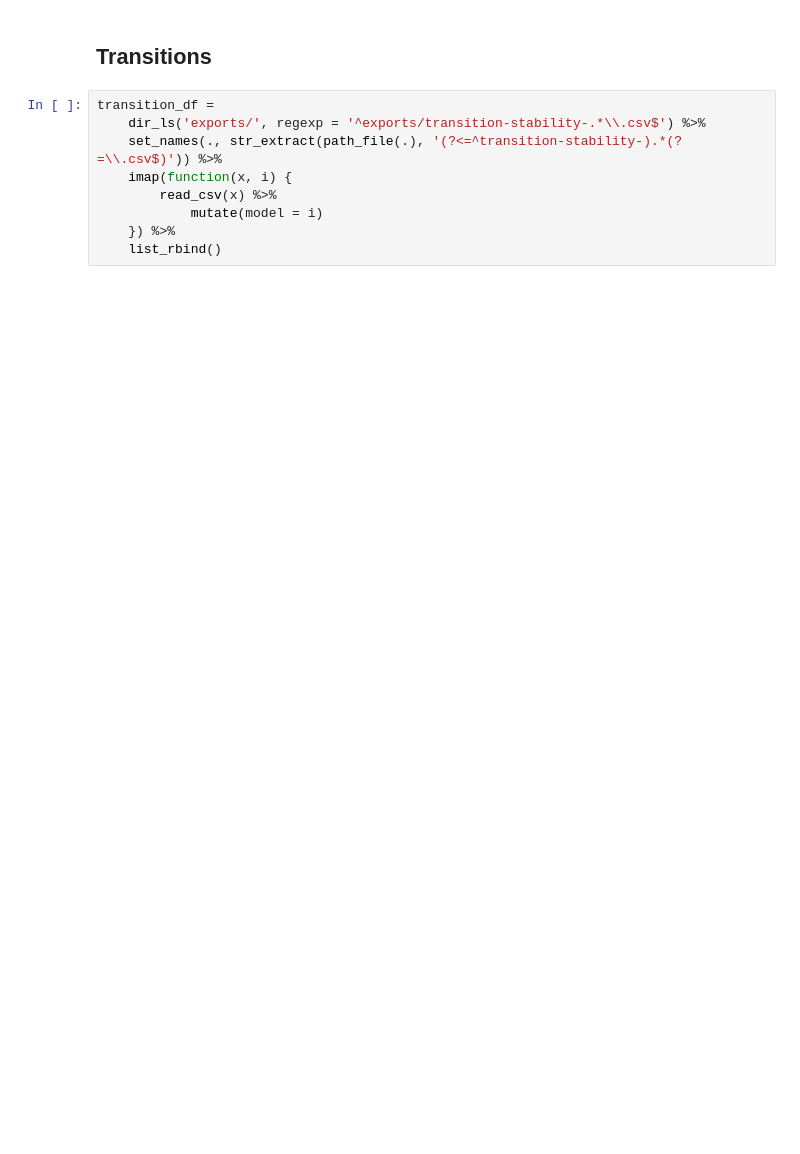
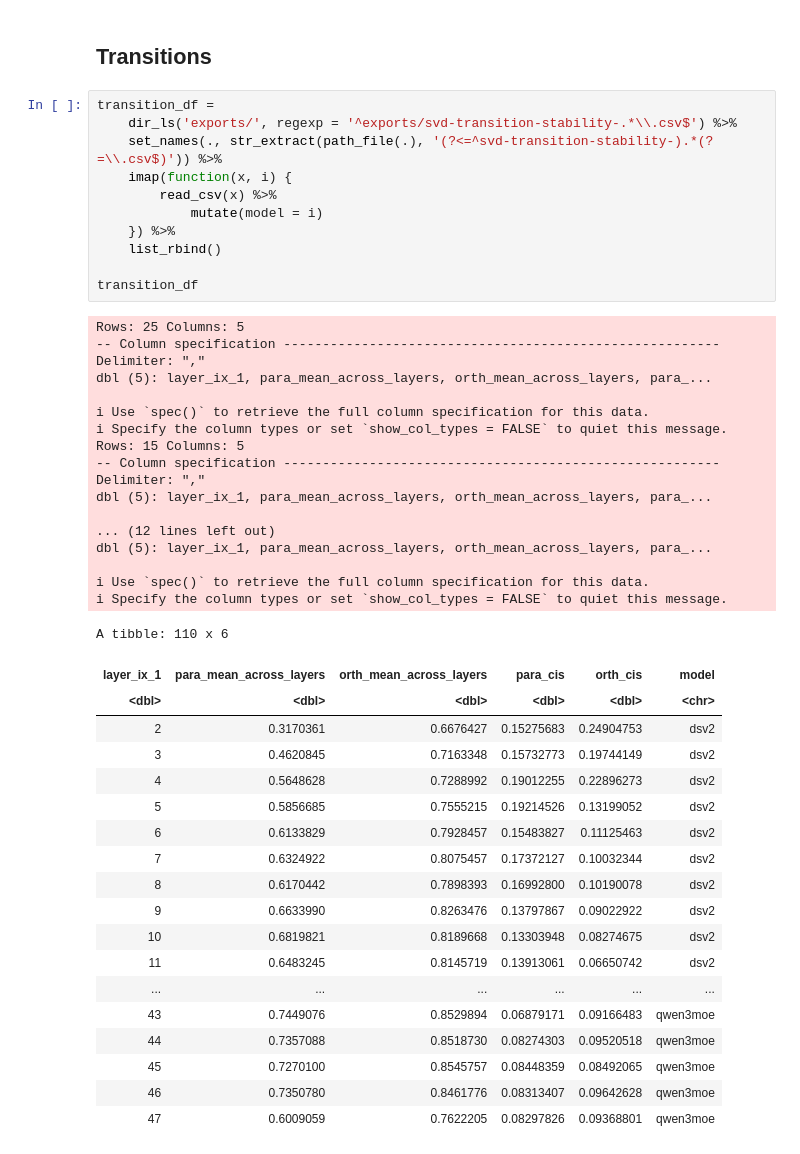
Before and after one commit to bongohead/interpretable-moes-analysis, a Jupyter notebook: analyses/hidden-state-analysis/make-plots.ipynb, the cells around one changed output. Cells and saved outputs as stored; diff of their text form; blank space fills up the shorter version.

```diff
--- a/analyses/hidden-state-analysis/make-plots.ipynb
+++ b/analyses/hidden-state-analysis/make-plots.ipynb
@@ -7,13 +19,52 @@ library(extrafont)
 ## Transitions
 # %%
 transition_df =
-    dir_ls('exports/', regexp = '^exports/transition-stability-.*\\.csv$') %>%
-    set_names(., str_extract(path_file(.), '(?<=^transition-stability-).*(?=\\.csv$)')) %>%
+    dir_ls('exports/', regexp = '^exports/svd-transition-stability-.*\\.csv$') %>%
+    set_names(., str_extract(path_file(.), '(?<=^svd-transition-stability-).*(?=\\.csv$)')) %>%
     imap(function(x, i) {
         read_csv(x) %>%
             mutate(model = i)
     }) %>%
     list_rbind()
+
+transition_df
+# %% [output]
+Rows: 25 Columns: 5
+-- Column specification --------------------------------------------------------
+Delimiter: ","
+dbl (5): layer_ix_1, para_mean_across_layers, orth_mean_across_layers, para_...
+
+i Use `spec()` to retrieve the full column specification for this data.
+i Specify the column types or set `show_col_types = FALSE` to quiet this message.
+Rows: 15 Columns: 5
+-- Column specification --------------------------------------------------------
+Delimiter: ","
+dbl (5): layer_ix_1, para_mean_across_layers, orth_mean_across_layers, para_...
+
+... (12 lines left out)
+dbl (5): layer_ix_1, para_mean_across_layers, orth_mean_across_layers, para_...
+
+i Use `spec()` to retrieve the full column specification for this data.
+i Specify the column types or set `show_col_types = FALSE` to quiet this message.
+A tibble: 110 x 6
+| layer_ix_1 | para_mean_across_layers | orth_mean_across_layers | para_cis | orth_cis | model |
+| <dbl> | <dbl> | <dbl> | <dbl> | <dbl> | <chr> |
+| 2 | 0.3170361 | 0.6676427 | 0.15275683 | 0.24904753 | dsv2 |
+| 3 | 0.4620845 | 0.7163348 | 0.15732773 | 0.19744149 | dsv2 |
+| 4 | 0.5648628 | 0.7288992 | 0.19012255 | 0.22896273 | dsv2 |
+| 5 | 0.5856685 | 0.7555215 | 0.19214526 | 0.13199052 | dsv2 |
+| 6 | 0.6133829 | 0.7928457 | 0.15483827 | 0.11125463 | dsv2 |
+| 7 | 0.6324922 | 0.8075457 | 0.17372127 | 0.10032344 | dsv2 |
+| 8 | 0.6170442 | 0.7898393 | 0.16992800 | 0.10190078 | dsv2 |
+| 9 | 0.6633990 | 0.8263476 | 0.13797867 | 0.09022922 | dsv2 |
+| 10 | 0.6819821 | 0.8189668 | 0.13303948 | 0.08274675 | dsv2 |
+| 11 | 0.6483245 | 0.8145719 | 0.13913061 | 0.06650742 | dsv2 |
+| ... | ... | ... | ... | ... | ... |
+| 43 | 0.7449076 | 0.8529894 | 0.06879171 | 0.09166483 | qwen3moe |
+| 44 | 0.7357088 | 0.8518730 | 0.08274303 | 0.09520518 | qwen3moe |
+| 45 | 0.7270100 | 0.8545757 | 0.08448359 | 0.08492065 | qwen3moe |
+| 46 | 0.7350780 | 0.8461776 | 0.08313407 | 0.09642628 | qwen3moe |
+| 47 | 0.6009059 | 0.7622205 | 0.08297826 | 0.09368801 | qwen3moe |
 # %%
 base_font_family = 'CMU Serif'
 base_font_size = 11
```
Also changed, not shown: parts of 8 cells of this notebook, 2 other files.
